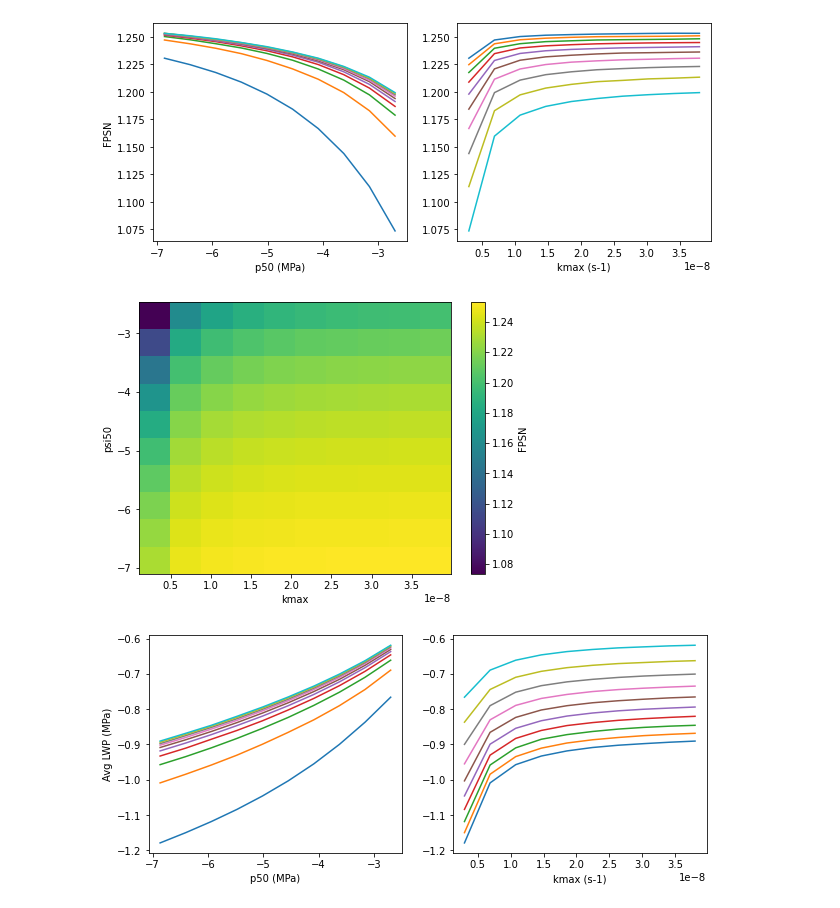
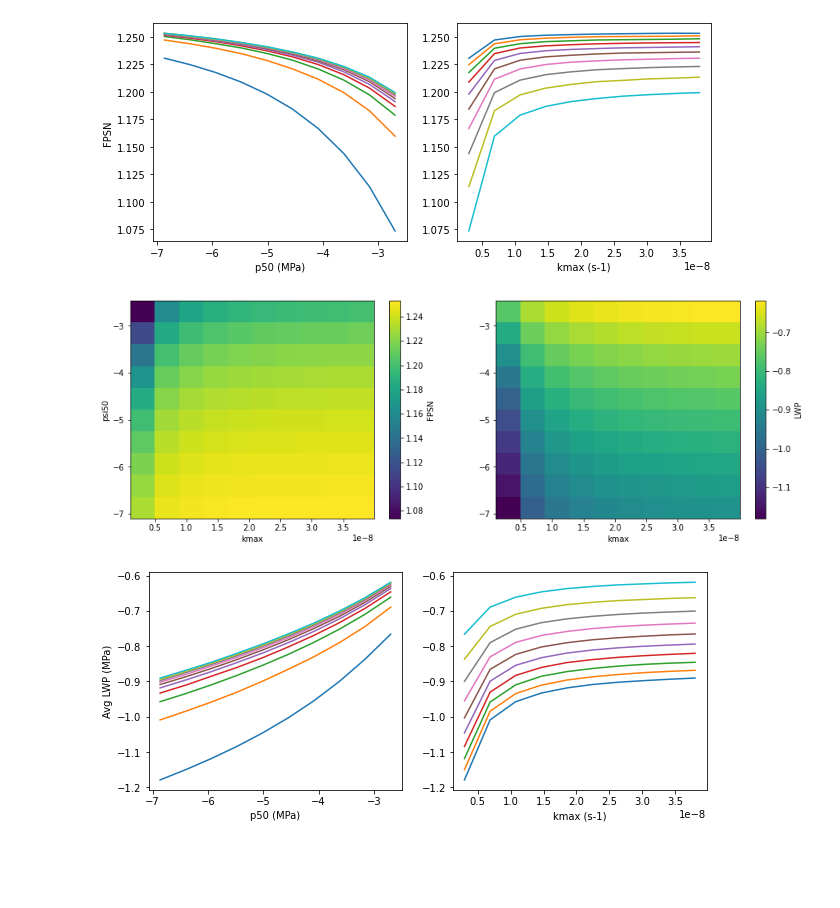
Before and after one commit to djk2120/mpj_osse, a Jupyter notebook: analysis/template.ipynb, the cells around one changed output. Saved outputs shown, nothing was run; the diff lists cells and outputs as text; code cells hidden in the pictures; blank space fills up the shorter version.

```diff
--- a/analysis/template.ipynb
+++ b/analysis/template.ipynb
@@ -129,6 +129,8 @@ plt.ylim([0,30]);
 ### reshape to 10x10
 ix=np.arange(101)>0 #drop default
 fpsn=ds.FPSN.isel(ens=ix).mean(dim='time').compute()
+et=ds.EFLX_LH_TOT.isel(ens=ix).mean(dim='time').compute()
+vwp=1/101974*ds.VEGWP.isel(ens=ix,nvegwcs=0).mean(dim='time').compute()
 # %%
 kmax=np.unique(ds.kmax.isel(ens=ix).values)
 p50=np.unique(ds.psi50.isel(ens=ix).values)/101974
@@ -144,10 +146,15 @@ plt.xlabel('kmax (s-1)');
 # %% [output]
 [figure]
 # %%
-plt.figure(figsize=[7,5])
+plt.figure(figsize=[15,5])
+plt.subplot(121)
 plt.pcolormesh(kmax,p50,fpsn.values.reshape([10,10]),shading='auto')
 plt.colorbar(label='FPSN')
 plt.xlabel('kmax')
 plt.ylabel('psi50');
+plt.subplot(122)
+plt.pcolormesh(kmax,p50,vwp.values.reshape([10,10]),shading='auto')
+plt.colorbar(label='LWP')
+plt.xlabel('kmax');
 # %% [output]
-[figure, old version]
+[figure, new version]
```
Also changed, not shown: parts of 2 cells of this notebook.
